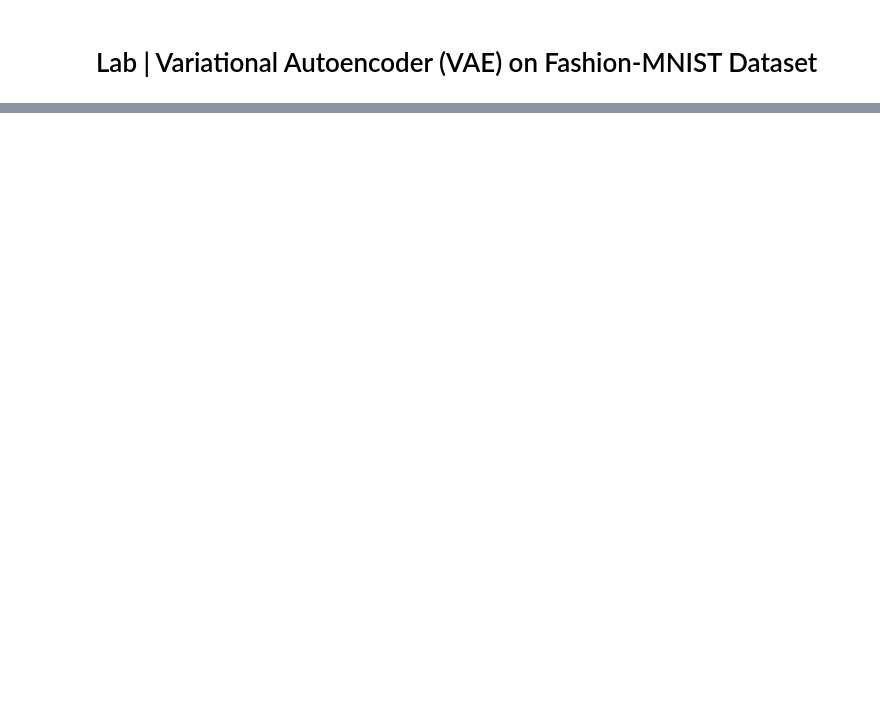
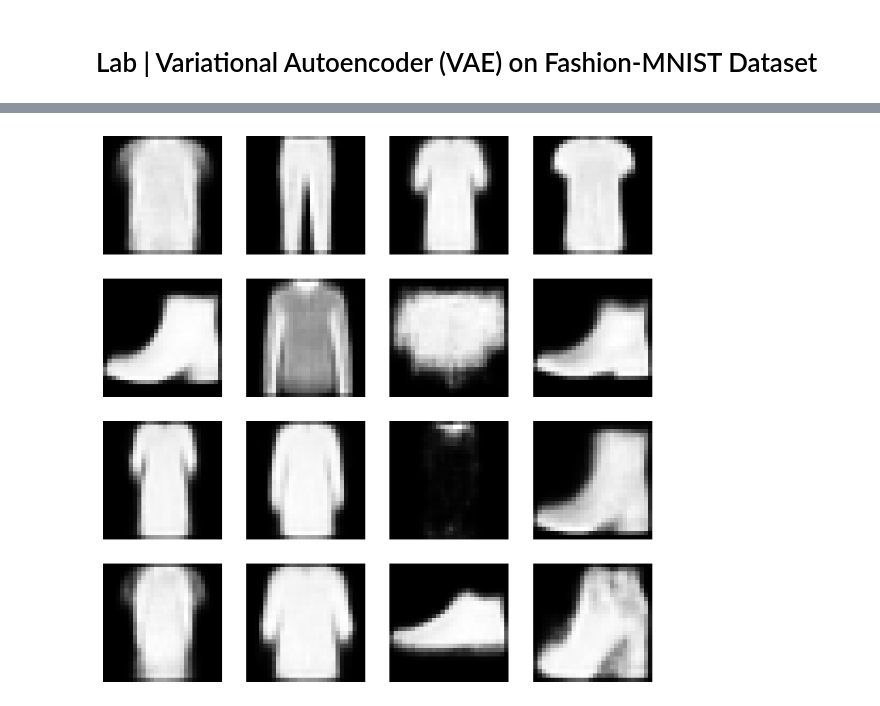
Before and after one commit to SergejKurtasch/lab-image-generation-vae, a Jupyter notebook: lab-image-generation-vae.ipynb, the cells around one changed output, grey strips where cells are left out. Cells and saved outputs as stored; diff of their text form; code cells hidden in the pictures; blank space fills up the shorter version.

```diff
--- a/lab-image-generation-vae.ipynb
+++ b/lab-image-generation-vae.ipynb
@@ -75,0 +295,18 @@ original_dim = 28 * 28
+# %%
+#####################################################
+# Generate new images by sampling from latent space #
+#####################################################
+
+### YOUR CODE HERE
+n_samples = 16 # Number of images to generate
+random_latent_vectors = tf.random.normal(shape=(n_samples, latent_dim))
+generated_images = vae.decoder.predict(random_latent_vectors)
+
+# Display the generated images
+plt.figure(figsize=(10, 10))
+for i in range(n_samples):
+    ax = plt.subplot(4, 4, i + 1)
+    plt.imshow(generated_images[i].reshape(28, 28), cmap="Greys_r")
+    plt.axis("off")
+plt.show()
+# %% [output]
@@ -75,0 +314 @@ original_dim = 28 * 28
+[figure, added]
```
Also changed, not shown: parts of 20 cells of this notebook.
